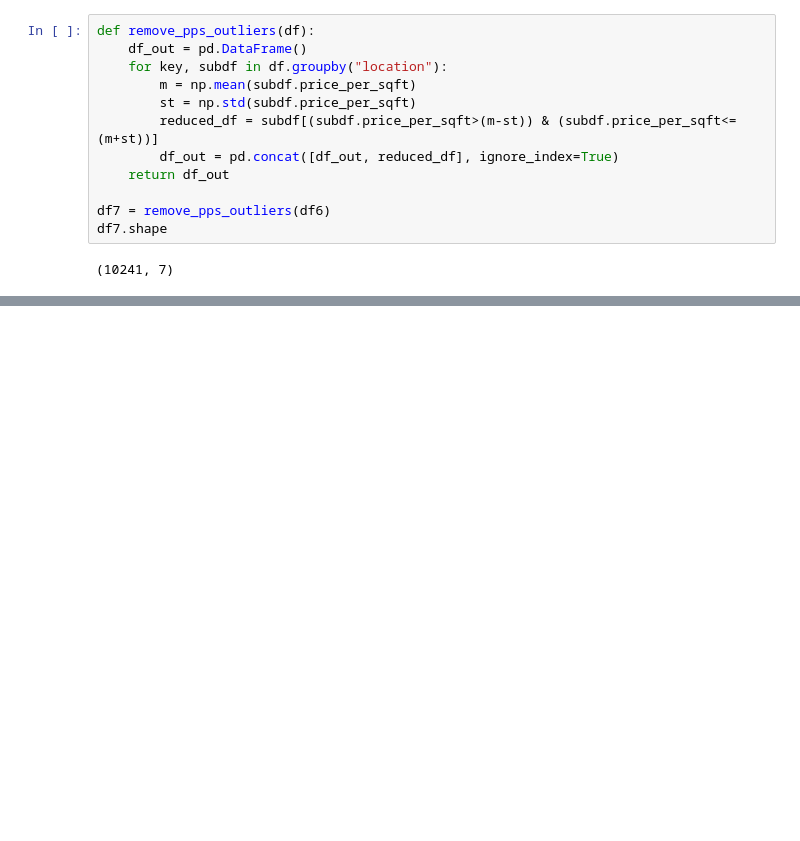
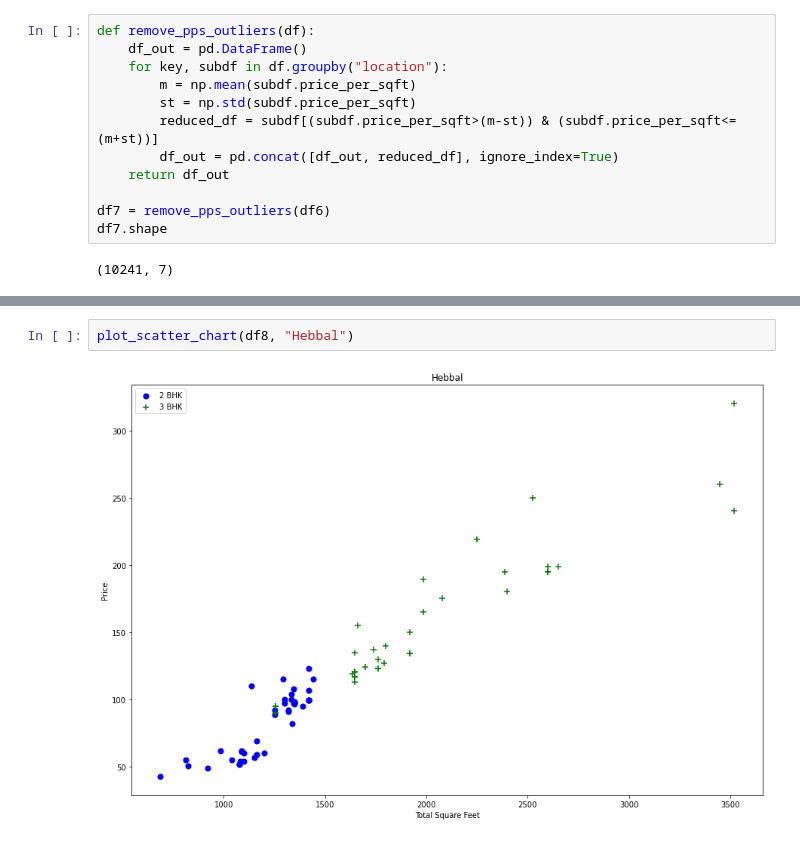
Before and after one commit to SAMURAii-7/bangalore-house-price-predictor, a Jupyter notebook: house.ipynb, the cells around one changed output, grey strips where cells are left out. Drawn from its saved outputs; the diff is of its cells as text; blank space fills up the shorter version.

```diff
--- a/house.ipynb
+++ b/house.ipynb
@@ -285,0 +307,4 @@ plot_scatter_chart(df7, "Rajaji Nagar")
+# %%
+plot_scatter_chart(df8, "Hebbal")
+# %% [output]
+[figure, added]
```
Also changed, not shown: parts of 9 cells of this notebook.
